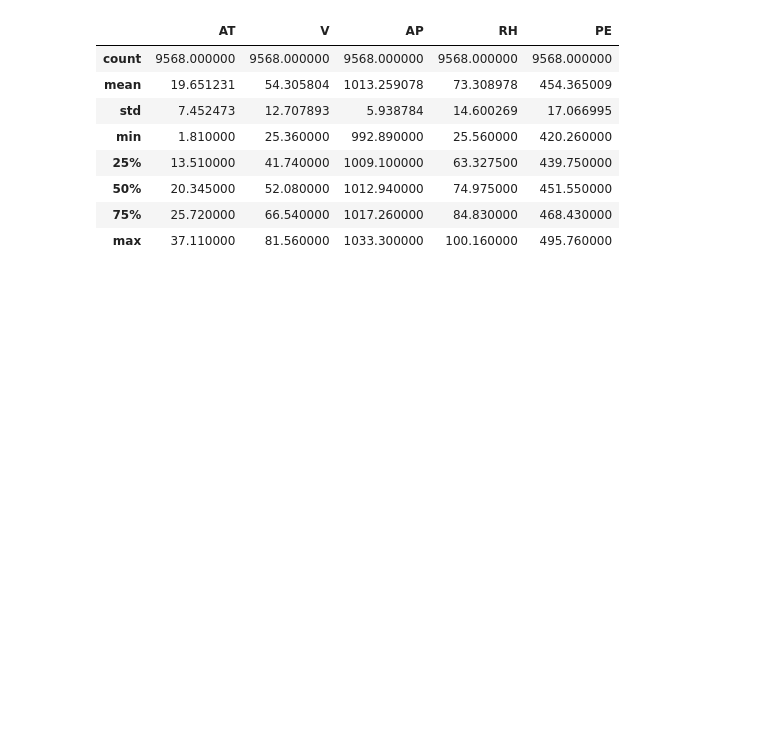
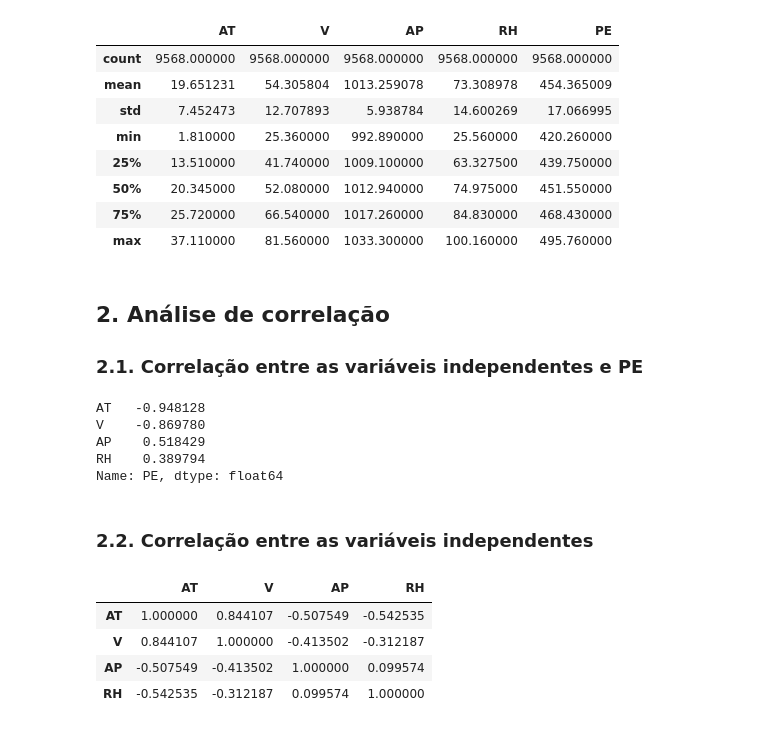
Before and after one commit to Pedrollucas/Sistemas-Inteligentes, a Jupyter notebook: notebooks/01_regresao_linear.ipynb, the cells around one changed output. Saved outputs shown, nothing was run; the diff lists cells and outputs as text; code cells hidden in the pictures; blank space fills up the shorter version.

Commit message:
feat: analisa correlacoes entre variaveis

```diff
--- a/notebooks/01_regresao_linear.ipynb
+++ b/notebooks/01_regresao_linear.ipynb
@@ -64,3 +64,38 @@ Estatísticas descritivas:
 | 50% | 20.345000 | 52.080000 | 1012.940000 | 74.975000 | 451.550000 |
 | 75% | 25.720000 | 66.540000 | 1017.260000 | 84.830000 | 468.430000 |
 | max | 37.110000 | 81.560000 | 1033.300000 | 100.160000 | 495.760000 |
+# %% [markdown]
+## 2. Análise de correlação
+
+### 2.1. Correlação entre as variáveis independentes e PE
+# %%
+correlacao = df.corr(method="pearson")
+
+correlacao_pe = correlacao["PE"].drop("PE")
+
+correlacao_pe = correlacao_pe.sort_values(
+    key=abs,
+    ascending=False
+)
+
+display(correlacao_pe)
+# %% [output]
+AT   -0.948128
+V    -0.869780
+AP    0.518429
+RH    0.389794
+Name: PE, dtype: float64
+# %% [markdown]
+### 2.2. Correlação entre as variáveis independentes
+# %%
+variaveis = ["AT", "V", "AP", "RH"]
+
+correlacao_independentes = df[variaveis].corr()
+
+display(correlacao_independentes)
+# %% [output]
+|  | AT | V | AP | RH |
+| AT | 1.000000 | 0.844107 | -0.507549 | -0.542535 |
+| V | 0.844107 | 1.000000 | -0.413502 | -0.312187 |
+| AP | -0.507549 | -0.413502 | 1.000000 | 0.099574 |
+| RH | -0.542535 | -0.312187 | 0.099574 | 1.000000 |
```
Also changed, not shown: parts of 1 cell of this notebook.
